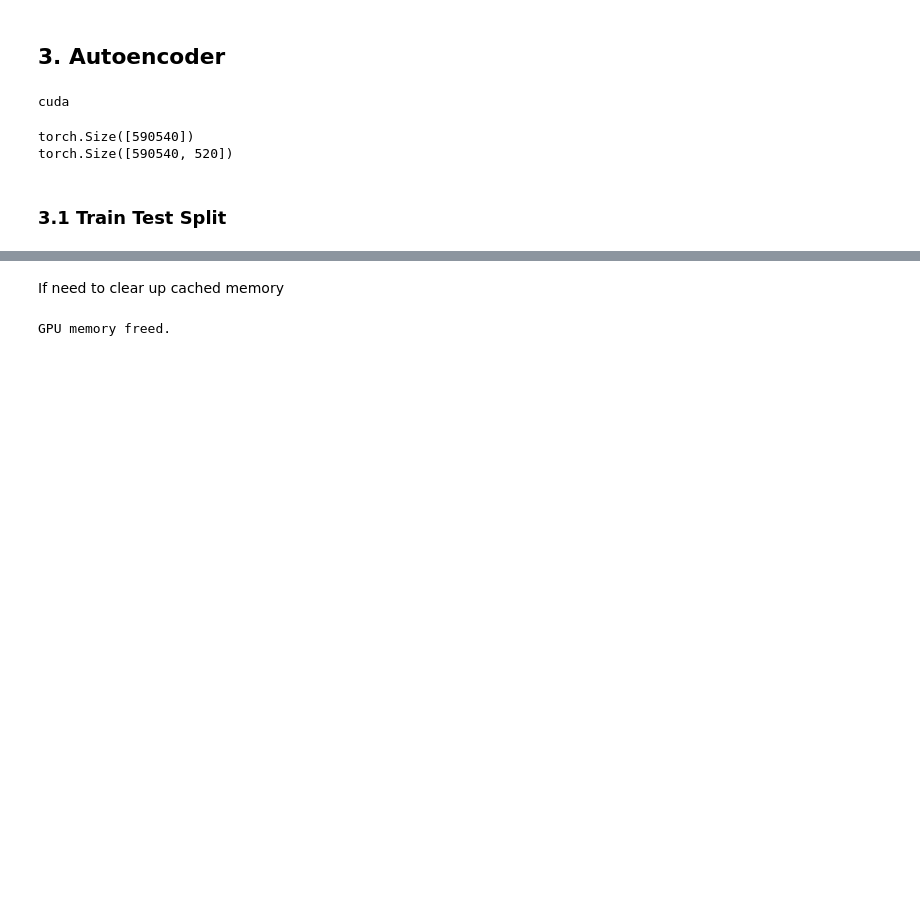
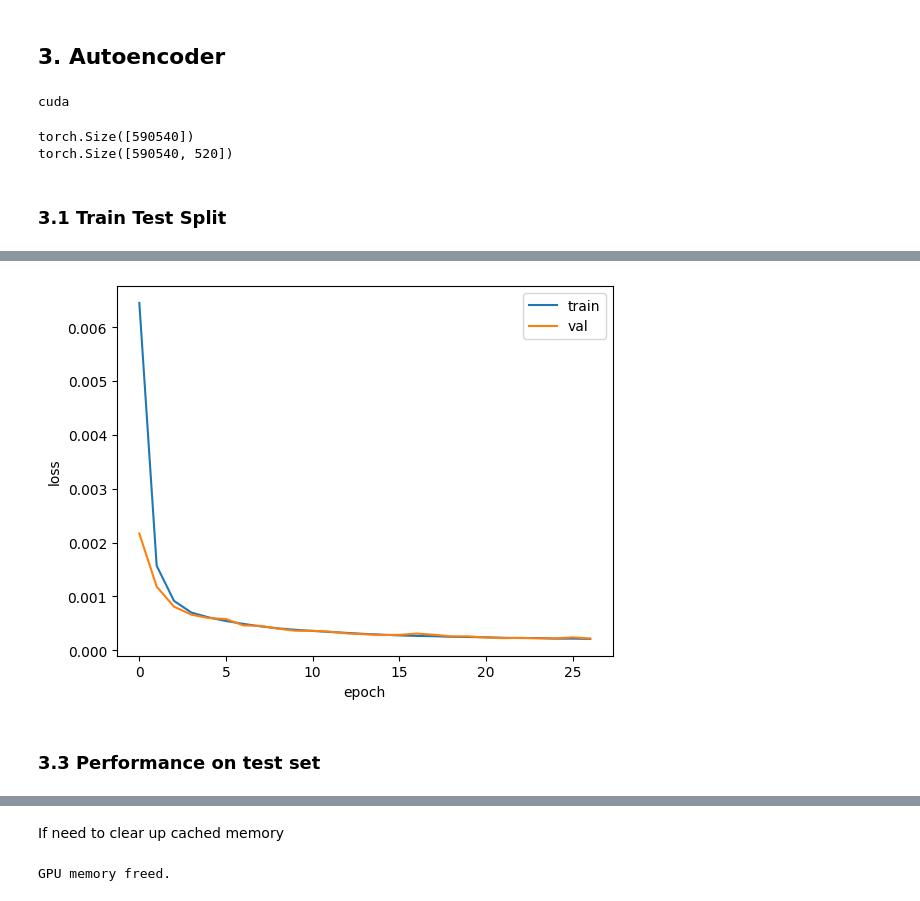
Before and after one commit to yang3410/random_projects, a Jupyter notebook: FraudTest.ipynb, the cells around one changed output, grey strips where cells are left out. Drawn from its saved outputs; the diff is of its cells as text; code cells hidden in the pictures; blank space fills up the shorter version.

```diff
--- a/FraudTest.ipynb
+++ b/FraudTest.ipynb
@@ -187,5 +301,10 @@ X_train, X_test, y_train, y_test = train_test_split(features_normalized, labels,
+# %%
+mask_val = ~torch.isnan(X_val) # validation set doesn't change so may as well do mask once and for all
+X_val_filled = torch.nan_to_num(X_val, nan=0.0)
+X_val_filled = X_val_filled.float().to(device) # val data doesn't go through dataloader so it needs to go on gpu separately
+mask_val = mask_val.to(device) # Move mask to the correct device as well
 # %%
 # Convert to torch tensors
-mask = ~torch.isnan(features_normalized)  # True where data is present
-X_filled = torch.nan_to_num(features_normalized, nan=0.0)  # Replace NaNs with 0
+mask = ~torch.isnan(X_train)  # True where data is present
+X_filled = torch.nan_to_num(X_train, nan=0.0)  # Replace NaNs with 0
 X_filled = X_filled.float() # convert to all double (twice precision as float)
@@ -227,9 +348,16 @@ dataset = TensorDataset(X_filled, mask)
 batch_size = 1024 # You can adjust this batch size based on your GPU memory
 dataloader = DataLoader(dataset, batch_size=batch_size, shuffle=True)
 
+# early-stopping things
+min_improvement = 1e-5
+patience = 5 # 5 do 5 more if not improved
+epochs_without_improvement = 0
+lowest_epoch_val_loss = float('inf') # track min loss to get best epoch
 
 # Training loop
-epochs = 30
+epochs = 70
+epoch_loss = []
+epoch_loss_val = []
 for epoch in range(epochs):
     model.train()
     total_loss = 0
@@ -247,5 +375,23 @@ for epoch in range(epochs):
         optimizer.step()
         total_loss += loss.item() # get value
 
-    print(f"Epoch {epoch+1}, Loss: {total_loss/len(dataloader):.4f}")
+    output = model(X_val_filled)
+    loss_matrix = criterion(output, X_val_filled)  # [batch, features]
+    masked_loss = loss_matrix * mask_val
+    loss_val = masked_loss.sum()/mask_val.sum()
+    epoch_loss_val.append(loss_val.item())
+    epoch_loss.append(total_loss/len(dataloader))
+    print(f"Epoch {epoch+1}, Loss: {total_loss/len(dataloader):.4f}, Validation Loss: {loss_val.item():.4f}")
+    torch.save(model.state_dict(), f'autoencoder_epoch_{epoch+1}.pth')
+    #print(f"Saved model state for epoch {epoch+1}")
+
+    if lowest_epoch_val_loss - loss_val.item() > min_improvement: # improvement in val loss
+        lowest_epoch_val_loss = loss_val.item()
+        epochs_without_improvement = 0
+    else:
+        epochs_without_improvement += 1
+    if epochs_without_improvement >= patience:
+        best_epoch = np.argmin(np.array(epoch_loss_val))
+        print(f"Early stopping at epoch {epoch+1}, best epoch {best_epoch + 1}")
+        break
 # %% [output]
@@ -268,0 +415,11 @@ Epoch 30, Loss: 0.0001
+# %%
+plt.plot(np.array(epoch_loss))
+plt.plot(np.array(epoch_loss_val))
+plt.legend(['train', 'val'])
+plt.xlabel('epoch')
+plt.ylabel('loss')
+plt.show()
+# %% [output]
+[figure, added]
+# %% [markdown]
+### 3.3 Performance on test set
```
Also changed, not shown: parts of 25 cells of this notebook.
